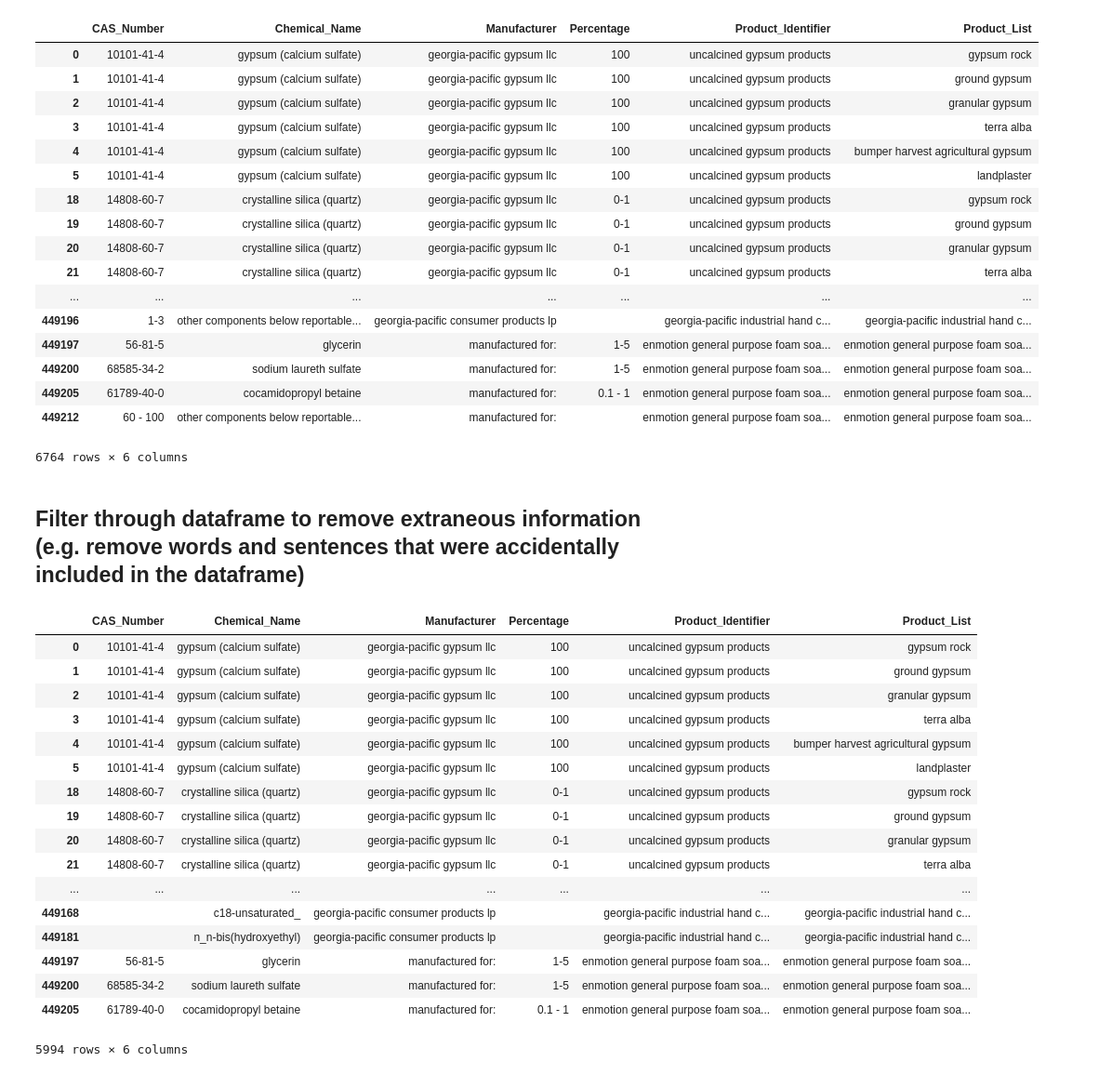
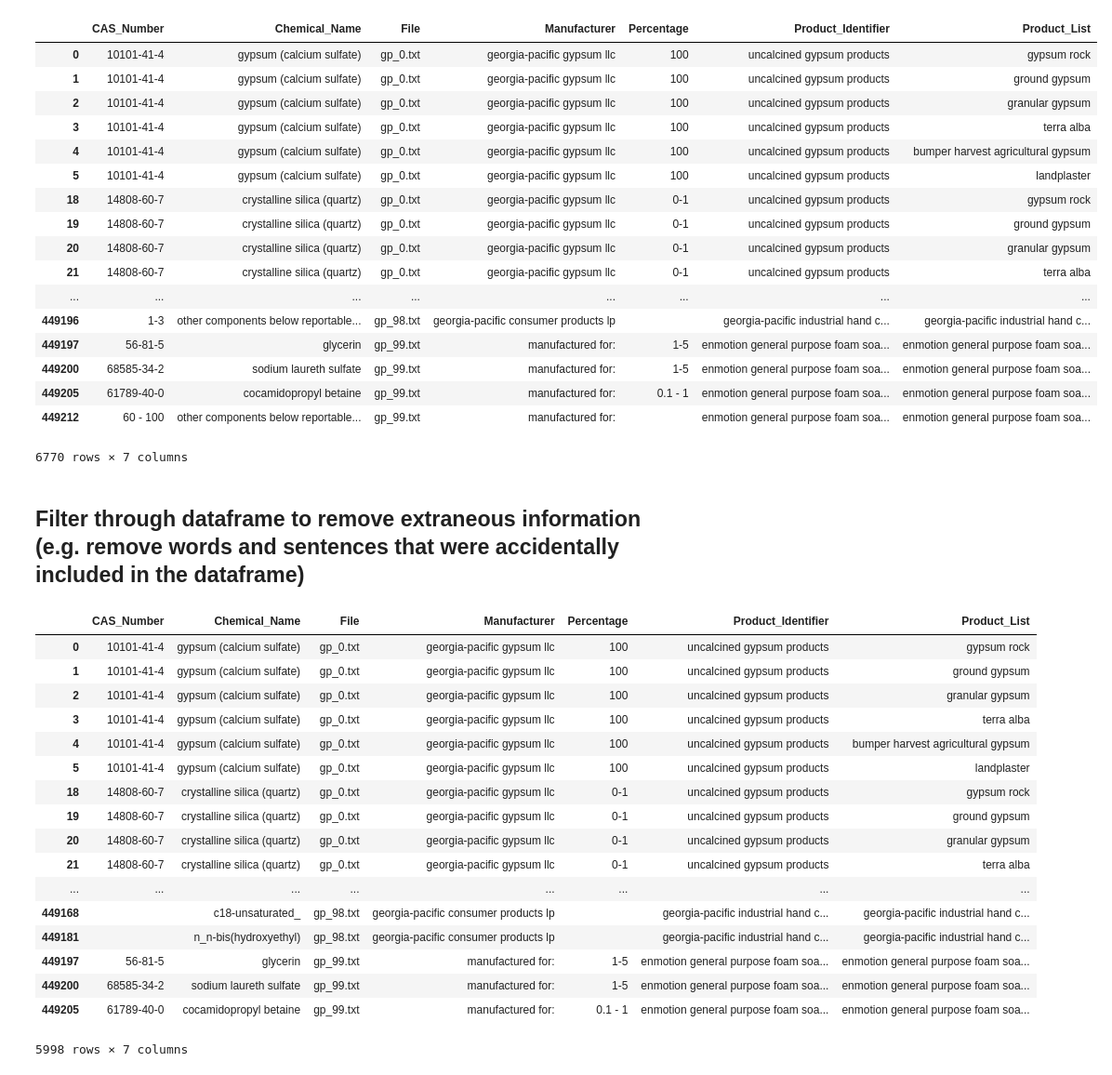
Before and after one commit to HumanExposure/data_mgmt_scripts, a Jupyter notebook: extract_GeorgiaPacific.ipynb, the cells around one changed output. Shown at 93% size. Saved outputs shown, nothing was run; the diff lists cells and outputs as text; code cells hidden in the pictures.

```diff
--- a/extract_GeorgiaPacific.ipynb
+++ b/extract_GeorgiaPacific.ipynb
@@ -26,6 +46,7 @@ Percentage = []
 Product_List = []
 Product_Lister= []
 Product_Umbrella = []
+File = []
 
 #iterate through each text file to clean lines and append relevant information to lists
 for file in files:
@@ -103,9 +124,11 @@ for file in files:
 
                 for i in list2:
                     try:
+                        File.append(file)
                         Product_Identifier.append(product)
                     except IndexError:
                         Product_Identifier.append(' ')
+                        File.append('')
                     try:
                         Product_List.append(list20)
                     except IndexError:
@@ -141,4 +164,4 @@ for file in files:
                     break
 # %%
 #create dataframe to display scraped data in the lists
-Scraped_Data = pd.DataFrame({'Product_Identifier': Product_Identifier, 'Chemical_Name': Chemical_Name, 'CAS_Number': CAS_Number, 'Percentage': Percentage, 'Manufacturer': Manufacturer, 'Product_List': Product_List})
+Scraped_Data = pd.DataFrame({'File': File, 'Product_Identifier': Product_Identifier, 'Chemical_Name': Chemical_Name, 'CAS_Number': CAS_Number, 'Percentage': Percentage, 'Manufacturer': Manufacturer, 'Product_List': Product_List})
@@ -145,35 +177,36 @@ Scraped_Data = pd.DataFrame({'Product_Identifier': Product_Identifier, 'Chemical
 # %%
 #stack information from previous dataframe into final dataframe to display each product in its own row
 import numpy as np
 Scraped_Data.loc[:, 'Product_List'] = Scraped_Data.Product_List.apply(np.atleast_1d)
 all_products = np.hstack(Scraped_Data.Product_List)
+all_files = np.hstack([[n]*len(l) for n, l in Scraped_Data[['File', 'Product_List']].values])
 all_names = np.hstack([[n]*len(l) for n, l in Scraped_Data[['Product_Identifier', 'Product_List']].values])
 all_CAS = np.hstack([[n]*len(l) for n, l in Scraped_Data[['CAS_Number', 'Product_List']].values])
 all_chemicals = np.hstack([[n]*len(l) for n, l in Scraped_Data[['Chemical_Name', 'Product_List']].values])
 all_manufacturers = np.hstack([[n]*len(l) for n, l in Scraped_Data[['Manufacturer', 'Product_List']].values])
 all_percentages = np.hstack([[n]*len(l) for n, l in Scraped_Data[['Percentage', 'Product_List']].values])
-dfOut = pd.DataFrame({'Product_Identifier': all_names, 'Product_List': all_products, 'CAS_Number': all_CAS, 'Chemical_Name': all_chemicals, 'Percentage': all_percentages, 'Manufacturer': all_manufacturers})
+dfOut = pd.DataFrame({"File":all_files, 'Product_Identifier': all_names, 'Product_List': all_products, 'CAS_Number': all_CAS, 'Chemical_Name': all_chemicals, 'Percentage': all_percentages, 'Manufacturer': all_manufacturers})
 Final = dfOut.drop_duplicates(keep='first')
 Final
 # %% [output]
-|  | CAS_Number | Chemical_Name | Manufacturer | Percentage | Product_Identifier | Product_List |
-| 0 | 10101-41-4 | gypsum (calcium sulfate) | georgia-pacific gypsum llc | 100 | uncalcined gypsum products | gypsum rock |
-| 1 | 10101-41-4 | gypsum (calcium sulfate) | georgia-pacific gypsum llc | 100 | uncalcined gypsum products | ground gypsum |
-| 2 | 10101-41-4 | gypsum (calcium sulfate) | georgia-pacific gypsum llc | 100 | uncalcined gypsum products | granular gypsum |
-| 3 | 10101-41-4 | gypsum (calcium sulfate) | georgia-pacific gypsum llc | 100 | uncalcined gypsum products | terra alba |
-| 4 | 10101-41-4 | gypsum (calcium sulfate) | georgia-pacific gypsum llc | 100 | uncalcined gypsum products | bumper harvest agricultural gypsum |
-| 5 | 10101-41-4 | gypsum (calcium sulfate) | georgia-pacific gypsum llc | 100 | uncalcined gypsum products | landplaster |
-| 18 | 14808-60-7 | crystalline silica (quartz) | georgia-pacific gypsum llc | 0-1 | uncalcined gypsum products | gypsum rock |
-| 19 | 14808-60-7 | crystalline silica (quartz) | georgia-pacific gypsum llc | 0-1 | uncalcined gypsum products | ground gypsum |
-| 20 | 14808-60-7 | crystalline silica (quartz) | georgia-pacific gypsum llc | 0-1 | uncalcined gypsum products | granular gypsum |
-| 21 | 14808-60-7 | crystalline silica (quartz) | georgia-pacific gypsum llc | 0-1 | uncalcined gypsum products | terra alba |
-| ... | ... | ... | ... | ... | ... | ... |
-| 449196 | 1-3 | other components below reportable... | georgia-pacific consumer products lp |  | georgia-pacific industrial hand c... | georgia-pacific industrial hand c... |
-| 449197 | 56-81-5 | glycerin | manufactured for: | 1-5 | enmotion general purpose foam soa... | enmotion general purpose foam soa... |
-| 449200 | 68585-34-2 | sodium laureth sulfate | manufactured for: | 1-5 | enmotion general purpose foam soa... | enmotion general purpose foam soa... |
-| 449205 | 61789-40-0 | cocamidopropyl betaine | manufactured for: | 0.1 - 1 | enmotion general purpose foam soa... | enmotion general purpose foam soa... |
-| 449212 | 60 - 100 | other components below reportable... | manufactured for: |  | enmotion general purpose foam soa... | enmotion general purpose foam soa... |
+|  | CAS_Number | Chemical_Name | File | Manufacturer | Percentage | Product_Identifier | Product_List |
+| 0 | 10101-41-4 | gypsum (calcium sulfate) | gp_0.txt | georgia-pacific gypsum llc | 100 | uncalcined gypsum products | gypsum rock |
+| 1 | 10101-41-4 | gypsum (calcium sulfate) | gp_0.txt | georgia-pacific gypsum llc | 100 | uncalcined gypsum products | ground gypsum |
+| 2 | 10101-41-4 | gypsum (calcium sulfate) | gp_0.txt | georgia-pacific gypsum llc | 100 | uncalcined gypsum products | granular gypsum |
+| 3 | 10101-41-4 | gypsum (calcium sulfate) | gp_0.txt | georgia-pacific gypsum llc | 100 | uncalcined gypsum products | terra alba |
+| 4 | 10101-41-4 | gypsum (calcium sulfate) | gp_0.txt | georgia-pacific gypsum llc | 100 | uncalcined gypsum products | bumper harvest agricultural gypsum |
+| 5 | 10101-41-4 | gypsum (calcium sulfate) | gp_0.txt | georgia-pacific gypsum llc | 100 | uncalcined gypsum products | landplaster |
+| 18 | 14808-60-7 | crystalline silica (quartz) | gp_0.txt | georgia-pacific gypsum llc | 0-1 | uncalcined gypsum products | gypsum rock |
+| 19 | 14808-60-7 | crystalline silica (quartz) | gp_0.txt | georgia-pacific gypsum llc | 0-1 | uncalcined gypsum products | ground gypsum |
+| 20 | 14808-60-7 | crystalline silica (quartz) | gp_0.txt | georgia-pacific gypsum llc | 0-1 | uncalcined gypsum products | granular gypsum |
+| 21 | 14808-60-7 | crystalline silica (quartz) | gp_0.txt | georgia-pacific gypsum llc | 0-1 | uncalcined gypsum products | terra alba |
+| ... | ... | ... | ... | ... | ... | ... | ... |
+| 449196 | 1-3 | other components below reportable... | gp_98.txt | georgia-pacific consumer products lp |  | georgia-pacific industrial hand c... | georgia-pacific industrial hand c... |
+| 449197 | 56-81-5 | glycerin | gp_99.txt | manufactured for: | 1-5 | enmotion general purpose foam soa... | enmotion general purpose foam soa... |
+| 449200 | 68585-34-2 | sodium laureth sulfate | gp_99.txt | manufactured for: | 1-5 | enmotion general purpose foam soa... | enmotion general purpose foam soa... |
+| 449205 | 61789-40-0 | cocamidopropyl betaine | gp_99.txt | manufactured for: | 0.1 - 1 | enmotion general purpose foam soa... | enmotion general purpose foam soa... |
+| 449212 | 60 - 100 | other components below reportable... | gp_99.txt | manufactured for: |  | enmotion general purpose foam soa... | enmotion general purpose foam soa... |
-6764 rows × 6 columns
+6770 rows × 7 columns
 # %% [markdown]
 ## Filter through dataframe to remove extraneous information (e.g. remove words and sentences that were accidentally included in the dataframe)
 # %%
@@ -195,24 +228,24 @@ filters = [
 first_pass = Final[Final['Chemical_Name'].map(lambda x: x not in filters)]
 first_pass
 # %% [output]
-|  | CAS_Number | Chemical_Name | Manufacturer | Percentage | Product_Identifier | Product_List |
-| 0 | 10101-41-4 | gypsum (calcium sulfate) | georgia-pacific gypsum llc | 100 | uncalcined gypsum products | gypsum rock |
-| 1 | 10101-41-4 | gypsum (calcium sulfate) | georgia-pacific gypsum llc | 100 | uncalcined gypsum products | ground gypsum |
-| 2 | 10101-41-4 | gypsum (calcium sulfate) | georgia-pacific gypsum llc | 100 | uncalcined gypsum products | granular gypsum |
-| 3 | 10101-41-4 | gypsum (calcium sulfate) | georgia-pacific gypsum llc | 100 | uncalcined gypsum products | terra alba |
-| 4 | 10101-41-4 | gypsum (calcium sulfate) | georgia-pacific gypsum llc | 100 | uncalcined gypsum products | bumper harvest agricultural gypsum |
-| 5 | 10101-41-4 | gypsum (calcium sulfate) | georgia-pacific gypsum llc | 100 | uncalcined gypsum products | landplaster |
-| 18 | 14808-60-7 | crystalline silica (quartz) | georgia-pacific gypsum llc | 0-1 | uncalcined gypsum products | gypsum rock |
-| 19 | 14808-60-7 | crystalline silica (quartz) | georgia-pacific gypsum llc | 0-1 | uncalcined gypsum products | ground gypsum |
-| 20 | 14808-60-7 | crystalline silica (quartz) | georgia-pacific gypsum llc | 0-1 | uncalcined gypsum products | granular gypsum |
-| 21 | 14808-60-7 | crystalline silica (quartz) | georgia-pacific gypsum llc | 0-1 | uncalcined gypsum products | terra alba |
-| ... | ... | ... | ... | ... | ... | ... |
-| 449168 |  | c18-unsaturated_ | georgia-pacific consumer products lp |  | georgia-pacific industrial hand c... | georgia-pacific industrial hand c... |
-| 449181 |  | n_n-bis(hydroxyethyl) | georgia-pacific consumer products lp |  | georgia-pacific industrial hand c... | georgia-pacific industrial hand c... |
-| 449197 | 56-81-5 | glycerin | manufactured for: | 1-5 | enmotion general purpose foam soa... | enmotion general purpose foam soa... |
-| 449200 | 68585-34-2 | sodium laureth sulfate | manufactured for: | 1-5 | enmotion general purpose foam soa... | enmotion general purpose foam soa... |
-| 449205 | 61789-40-0 | cocamidopropyl betaine | manufactured for: | 0.1 - 1 | enmotion general purpose foam soa... | enmotion general purpose foam soa... |
+|  | CAS_Number | Chemical_Name | File | Manufacturer | Percentage | Product_Identifier | Product_List |
+| 0 | 10101-41-4 | gypsum (calcium sulfate) | gp_0.txt | georgia-pacific gypsum llc | 100 | uncalcined gypsum products | gypsum rock |
+| 1 | 10101-41-4 | gypsum (calcium sulfate) | gp_0.txt | georgia-pacific gypsum llc | 100 | uncalcined gypsum products | ground gypsum |
+| 2 | 10101-41-4 | gypsum (calcium sulfate) | gp_0.txt | georgia-pacific gypsum llc | 100 | uncalcined gypsum products | granular gypsum |
+| 3 | 10101-41-4 | gypsum (calcium sulfate) | gp_0.txt | georgia-pacific gypsum llc | 100 | uncalcined gypsum products | terra alba |
+| 4 | 10101-41-4 | gypsum (calcium sulfate) | gp_0.txt | georgia-pacific gypsum llc | 100 | uncalcined gypsum products | bumper harvest agricultural gypsum |
+| 5 | 10101-41-4 | gypsum (calcium sulfate) | gp_0.txt | georgia-pacific gypsum llc | 100 | uncalcined gypsum products | landplaster |
+| 18 | 14808-60-7 | crystalline silica (quartz) | gp_0.txt | georgia-pacific gypsum llc | 0-1 | uncalcined gypsum products | gypsum rock |
+| 19 | 14808-60-7 | crystalline silica (quartz) | gp_0.txt | georgia-pacific gypsum llc | 0-1 | uncalcined gypsum products | ground gypsum |
+| 20 | 14808-60-7 | crystalline silica (quartz) | gp_0.txt | georgia-pacific gypsum llc | 0-1 | uncalcined gypsum products | granular gypsum |
+| 21 | 14808-60-7 | crystalline silica (quartz) | gp_0.txt | georgia-pacific gypsum llc | 0-1 | uncalcined gypsum products | terra alba |
+| ... | ... | ... | ... | ... | ... | ... | ... |
+| 449168 |  | c18-unsaturated_ | gp_98.txt | georgia-pacific consumer products lp |  | georgia-pacific industrial hand c... | georgia-pacific industrial hand c... |
+| 449181 |  | n_n-bis(hydroxyethyl) | gp_98.txt | georgia-pacific consumer products lp |  | georgia-pacific industrial hand c... | georgia-pacific industrial hand c... |
+| 449197 | 56-81-5 | glycerin | gp_99.txt | manufactured for: | 1-5 | enmotion general purpose foam soa... | enmotion general purpose foam soa... |
+| 449200 | 68585-34-2 | sodium laureth sulfate | gp_99.txt | manufactured for: | 1-5 | enmotion general purpose foam soa... | enmotion general purpose foam soa... |
+| 449205 | 61789-40-0 | cocamidopropyl betaine | gp_99.txt | manufactured for: | 0.1 - 1 | enmotion general purpose foam soa... | enmotion general purpose foam soa... |
-5994 rows × 6 columns
+5998 rows × 7 columns
 # %%
 second = first_pass[first_pass['Chemical_Name'].map(lambda x: len(x) < 65)]
 # %%
```
Also changed, not shown: parts of 10 cells of this notebook.
